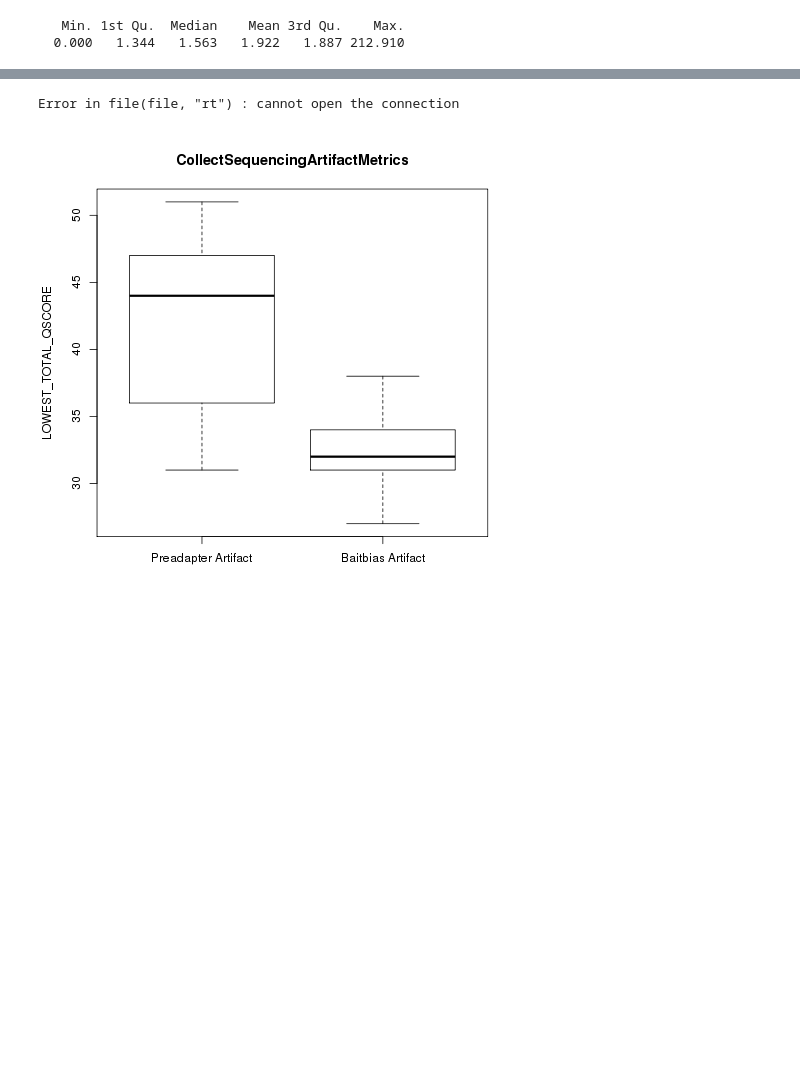
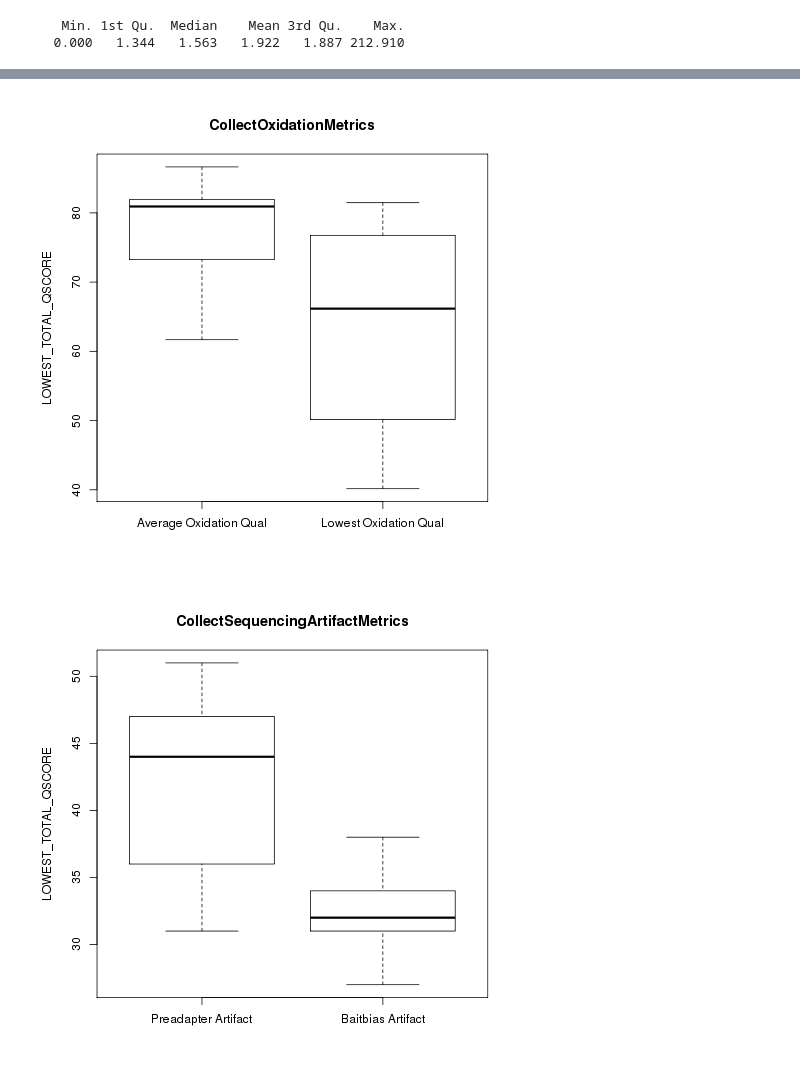
Before and after one commit to gituserdwu/ExomeQcPipeline, a Jupyter notebook: modules/Exome_QC_testing.ipynb, the cells around one changed output, grey strips where cells are left out. Drawn from its saved outputs; the diff is of its cells as text; code cells hidden in the pictures; blank space fills up the shorter version.

```diff
--- a/modules/Exome_QC_testing.ipynb
+++ b/modules/Exome_QC_testing.ipynb
@@ -168,13 +169,14 @@ boxplot(data[,3],ylab = "Cohort Coverage Sparseness")
 # %%
 %%R
-data_precalling <- read.table("pre_calling_qc_report_10182018.txt", header = TRUE, sep = "\t")
-names(data_precalling)
-sortData <- data_precalling[with(data_precalling, order(data_precalling$OXIDATION_Q_AVE)), ]
-plot(sortData$OXIDATION_Q_AVE,ylab = "Average_Oxidation_Q", main = "CollectOxidationMetrics")
-boxplot(data_precalling$OXIDATION_Q_AVE)
-boxplot(data_precalling$LOWEST_PREADATPER_TOTAL_QSCORE ~ data_precalling$LOWEST_PREADATPER_TOTAL_QSCORE_BASE)
+data_precalling <- read.table("/DCEG/Projects/Exome/builds/build_SR0403-001_Mexican_breast_cancer_2019_22639/QC/pre_calling_qc_report.txt", header = TRUE, sep = "\t")
+boxplot(data_precalling$OXIDATION_Q_AVE,data_precalling$LOWEST_OXIDATION_Q, names = c("Average Oxidation Qual", "Lowest Oxidation Qual"),ylab = "LOWEST_TOTAL_QSCORE", main = "CollectOxidationMetrics",  outline=FALSE, ylab="Qual Score")
+#names(data_precalling)
+#sortData <- data_precalling[with(data_precalling, order(data_precalling$OXIDATION_Q_AVE)), ]
+#plot(sortData$OXIDATION_Q_AVE,ylab = "Average_Oxidation_Q", main = "CollectOxidationMetrics")
+#boxplot(data_precalling$OXIDATION_Q_AVE)
+#boxplot(data_precalling$LOWEST_PREADATPER_TOTAL_QSCORE ~ data_precalling$LOWEST_PREADATPER_TOTAL_QSCORE_BASE)
 # %% [output]
-Error in file(file, "rt") : cannot open the connection
+[figure, added]
 # %%
 %%R
 boxplot(data_precalling$LOWEST_PREADATPER_TOTAL_QSCORE,data_precalling$LOWEST_BAITBIAS_TOTAL_QSCORE, names = c("Preadapter Artifact", "Baitbias Artifact"),ylab = "LOWEST_TOTAL_QSCORE", main = "CollectSequencingArtifactMetrics",  outline=FALSE)
```
Also changed, not shown: parts of 4 cells of this notebook.
